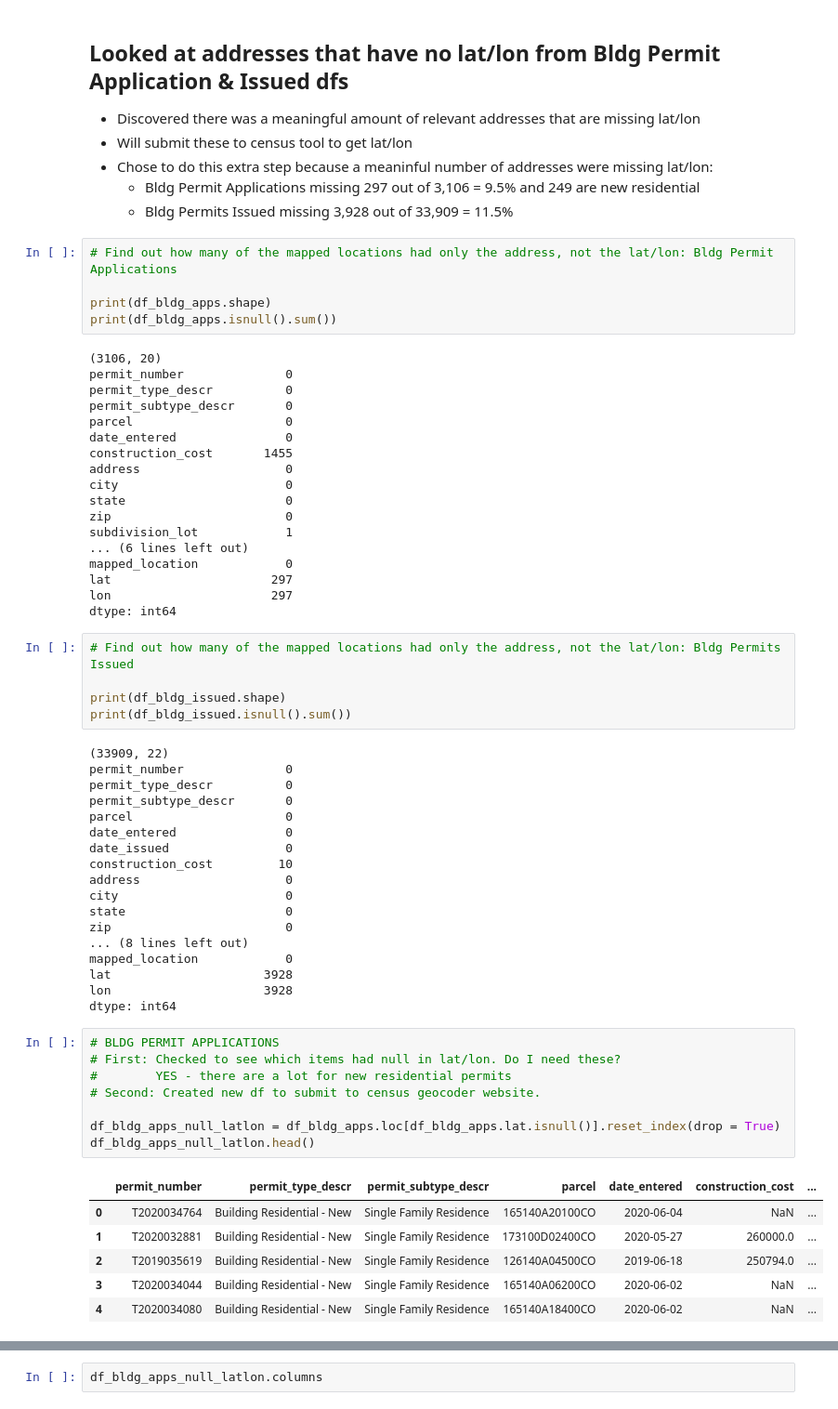
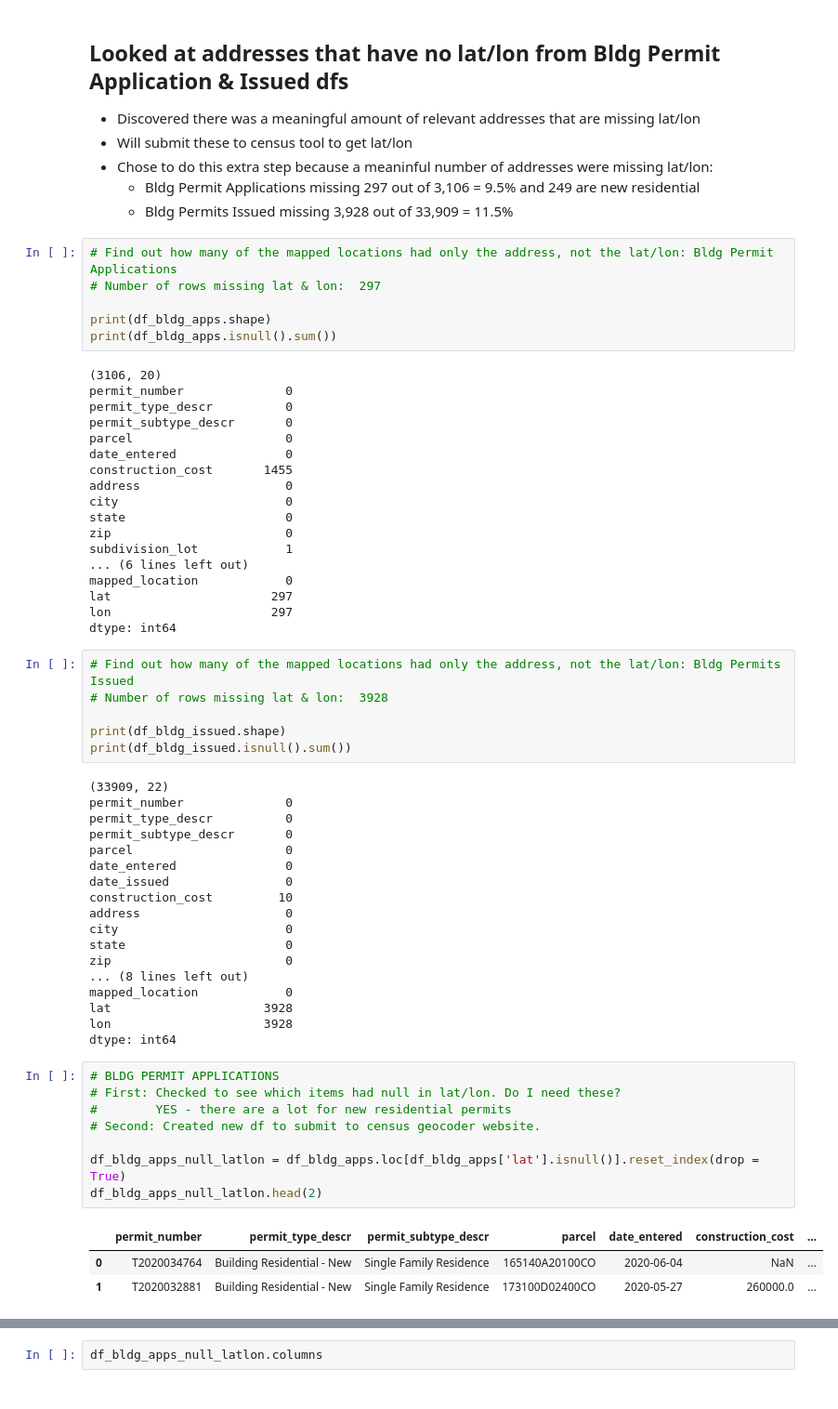
Before and after one commit to lorirocks/nashville-neighborhoods-capstone, a Jupyter notebook: notebooks/1_dataprep.ipynb, the cells around one changed output, grey strips where cells are left out. Shown at 93% size. Saved outputs shown, nothing was run; the diff lists cells and outputs as text.

```diff
--- a/notebooks/1_dataprep.ipynb
+++ b/notebooks/1_dataprep.ipynb
@@ -504,6 +535,7 @@ df_bldg_issued.head(2)
     - Bldg Permits Issued missing 3,928 out of 33,909 = 11.5%
 # %%
 # Find out how many of the mapped locations had only the address, not the lat/lon: Bldg Permit Applications
+# Number of rows missing lat & lon:  297
 
 print(df_bldg_apps.shape)
 print(df_bldg_apps.isnull().sum())
@@ -527,6 +559,7 @@ lon                      297
 dtype: int64
 # %%
 # Find out how many of the mapped locations had only the address, not the lat/lon: Bldg Permits Issued
+# Number of rows missing lat & lon:  3928
 
 print(df_bldg_issued.shape)
 print(df_bldg_issued.isnull().sum())
@@ -551,18 +584,15 @@ dtype: int64
 # %%
 # BLDG PERMIT APPLICATIONS
 # First: Checked to see which items had null in lat/lon. Do I need these?
 #        YES - there are a lot for new residential permits
 # Second: Created new df to submit to census geocoder website.
 
-df_bldg_apps_null_latlon = df_bldg_apps.loc[df_bldg_apps.lat.isnull()].reset_index(drop = True)
-df_bldg_apps_null_latlon.head()
+df_bldg_apps_null_latlon = df_bldg_apps.loc[df_bldg_apps['lat'].isnull()].reset_index(drop = True)
+df_bldg_apps_null_latlon.head(2)
 # %% [output]
 |  | permit_number | permit_type_descr | permit_subtype_descr | parcel | date_entered | construction_cost | ... |
 | 0 | T2020034764 | Building Residential - New | Single Family Residence | 165140A20100CO | 2020-06-04 | NaN | ... |
 | 1 | T2020032881 | Building Residential - New | Single Family Residence | 173100D02400CO | 2020-05-27 | 260000.0 | ... |
-| 2 | T2019035619 | Building Residential - New | Single Family Residence | 126140A04500CO | 2019-06-18 | 250794.0 | ... |
-| 3 | T2020034044 | Building Residential - New | Single Family Residence | 165140A06200CO | 2020-06-02 | NaN | ... |
-| 4 | T2020034080 | Building Residential - New | Single Family Residence | 165140A18400CO | 2020-06-02 | NaN | ... |
 # %%
 # BLDG PERMIT APPLICATIONS
 # How many of these are meaningful in Bldg Permit Applications?
```
Also changed, not shown: parts of 74 cells of this notebook, 13 other files.
